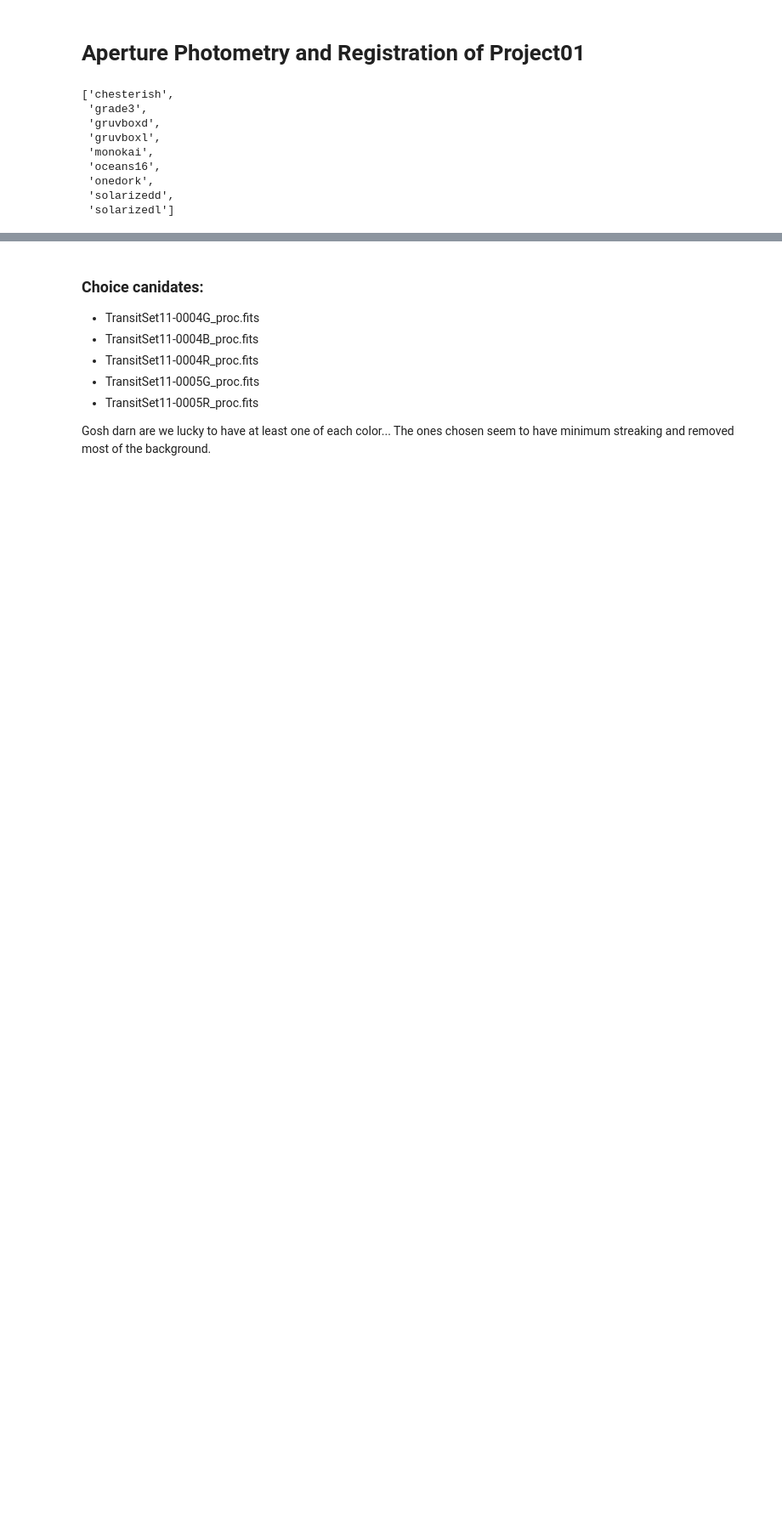
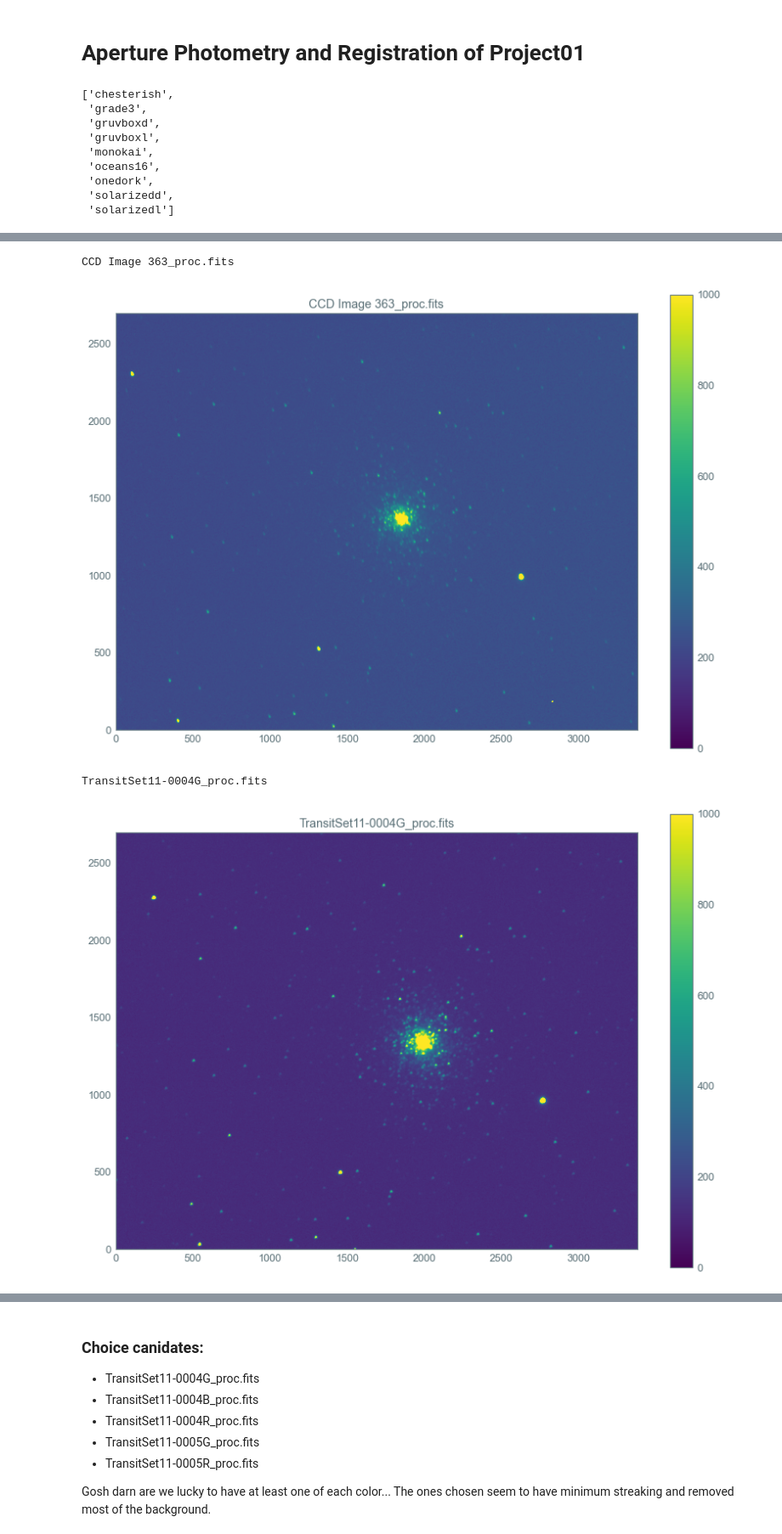
Before and after one commit to WillJardee/ObservationalAstro_PHSX491, a Jupyter notebook: project01/aperture_photometry.ipynb, the cells around one changed output, grey strips where cells are left out. Shown at 85% size. Drawn from its saved outputs; the diff is of its cells as text; code cells hidden in the pictures; blank space fills up the shorter version.

```diff
--- a/project01/aperture_photometry.ipynb
+++ b/project01/aperture_photometry.ipynb
@@ -53,12 +52,0 @@ ls *_proc.fits
-# %%
-names = ['TransitSet11-0002R_proc.fits', 'TransitSet11-0003B_proc.fits', 'TransitSet11-0003G_proc.fits', 'TransitSet11-0003R_proc.fits',
-         'TransitSet11-0004B_proc.fits', 'TransitSet11-0004G_proc.fits', 'TransitSet11-0004R_proc.fits', 'TransitSet11-0005B_proc.fits',
-         'TransitSet11-0005G_proc.fits', 'TransitSet11-0005R_proc.fits']
-for i in names:
-    print(i)
-    im, head = fits.getdata(i, 0 , header=True)
-    plt.figure(figsize=(14,10))
-    plt.imshow(im, vmin = 0, vmax=5000)
-    plt.grid(False)
-    plt.colorbar()
-    plt.show()
@@ -79,10 +52,0 @@ TransitSet11-0004G_proc.fits
-# %%
-names = ['TransitSet11-0004B_proc.fits', 'TransitSet11-0004G_proc.fits', 'TransitSet11-0004R_proc.fits']
-for i in names:
-    print(i)
-    im, head = fits.getdata(i, 0 , header=True)
-    plt.figure(figsize=(14,10))
-    plt.imshow(im, vmin = 0, vmax=1000)
-    plt.grid(False)
-    plt.colorbar()
-    plt.show()
@@ -95,0 +65,16 @@ TransitSet11-0004R_proc.fits
+# %%
+names = ['CCD Image 363_proc.fits', 'TransitSet11-0004G_proc.fits', 'TransitSet11-0004R_proc.fits']
+for i in names:
+    print(i)
+    im, head = fits.getdata(i, 0 , header=True)
+    plt.figure(figsize=(14,10))
+    plt.imshow(im, vmin = 0, vmax=1000, origin='lower')
+    plt.title(i)
+    plt.grid(False)
+    plt.colorbar()
+    plt.show()
+# %% [output]
+CCD Image 363_proc.fits
+[figure, added]
+TransitSet11-0004G_proc.fits
+[figure, added]
```
Also changed, not shown: parts of 37 cells of this notebook, 1 other file.
